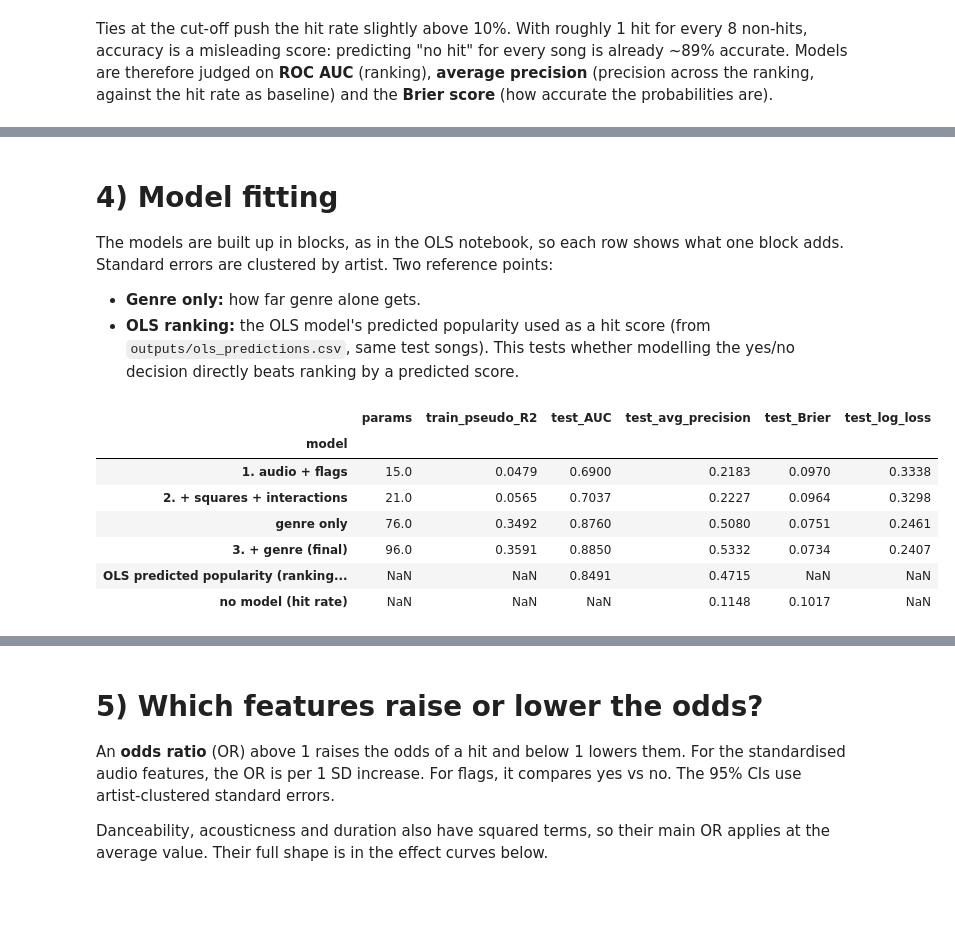
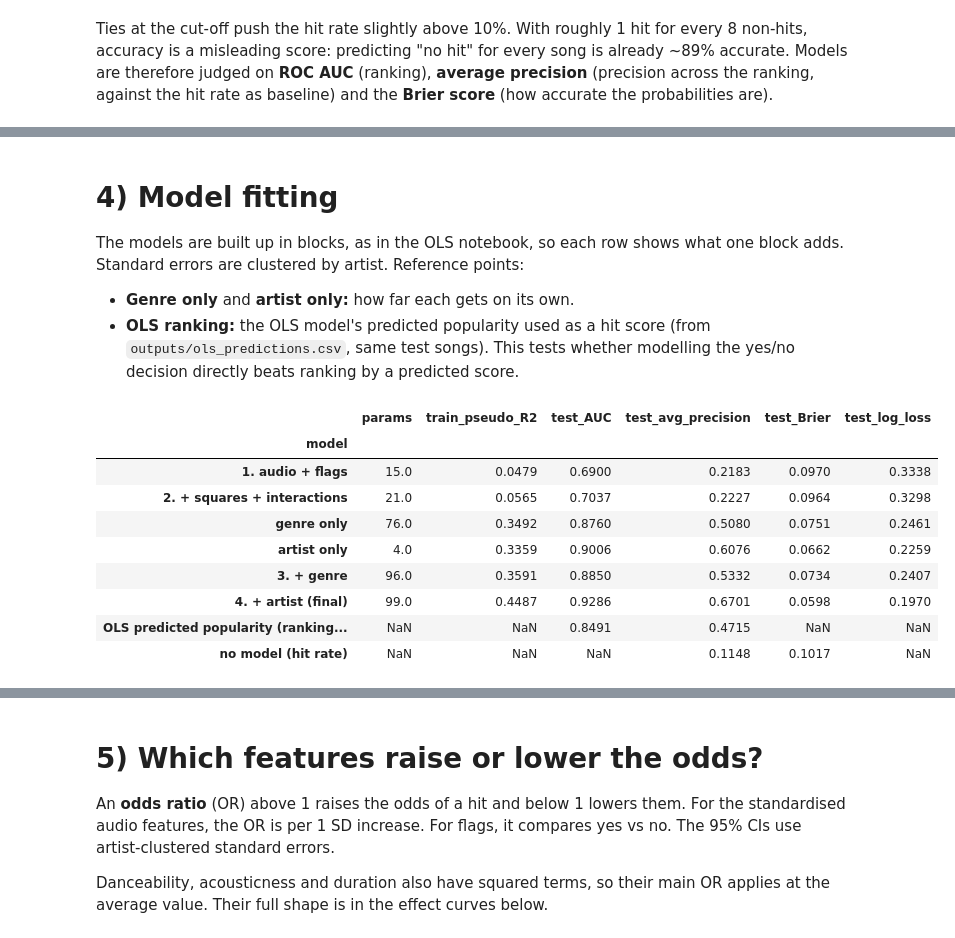
Before and after one commit to caixiaoqijessica/bt4211-final-project-spotify-dataset, a Jupyter notebook: logistic-hit.ipynb, the cells around one changed output, grey strips where cells are left out. Saved outputs shown, nothing was run; the diff lists cells and outputs as text; code cells hidden in the pictures; blank space fills up the shorter version.

```diff
--- a/logistic-hit.ipynb
+++ b/logistic-hit.ipynb
@@ -83,6 +90,8 @@ Two changes:
 # %%
 AUDIO = ["danceability", "energy", "loudness", "log_speechiness", "acousticness",
          "instrumentalness", "log_liveness", "valence", "tempo", "log_duration"]
+ARTIST_M = 5                                       # shrinkage strength (pseudo-songs at the prior)
+SCALED = AUDIO + ["artist_pop", "artist_catalogue"]
 GENRE_W = pd.get_dummies(tracks["genres"].explode().replace({"songwriter": "singer-songwriter"})).groupby(level=0).max().astype(float)
 GENRE_W.columns = ["g_" + c.replace("-", "_") for c in GENRE_W.columns]
 GENRE_W = GENRE_W.div(GENRE_W.sum(axis=1), axis=0)   # fractional weights, indexed like `tracks`
@@ -98,8 +107,17 @@ def build_features(df, min_hits=10):
     df["is_4_4"] = df["time_signature"].eq(4).fillna(False).astype(int)
     for c in ["explicit", "collab", "non_music"]:
         df[c] = df[c].astype(int)
-    mu, sd = df.loc[tr, AUDIO].mean(), df.loc[tr, AUDIO].std()
-    for c in AUDIO:
+    # artist track record: shrunken mean popularity of the same primary artist's *other* songs (own song left out)
+    assert df.groupby("artist")["in_test_set"].nunique().max() == 1    # no artist straddles the split
+    g = df.groupby("artist")["popularity"]
+    n_other = g.transform("size") - 1
+    prior = df.loc[tr, "popularity"].mean()
+    df["artist_pop"] = (g.transform("sum") - df["popularity"] + ARTIST_M * prior) / (n_other + ARTIST_M)
+    df["artist_catalogue"] = np.log2(1 + n_other)
+    df["artist_new"] = (n_other == 0).astype(int)
+
+    mu, sd = df.loc[tr, SCALED].mean(), df.loc[tr, SCALED].std()
+    for c in SCALED:
         df["z_" + c] = (df[c] - mu[c]) / sd[c]
 
     W = GENRE_W.loc[df["track_index"]].reset_index(drop=True)
@@ -115,6 +133,8 @@ def build_features(df, min_hits=10):
 t, GENRES, POOLED = build_features(t)
 print(f"{len(AUDIO)} audio features, {len(GENRES)} genre terms (reference: pop)")
 print(f"{len(POOLED)} genres pooled into g_low_hit_pool: {', '.join(g[2:] for g in POOLED)}")
+print(f"songs whose artist has no other song (artist_new): {t['artist_new'].mean():.1%}")
+display(t.groupby("artist_new")[["artist_pop", "popularity", "hit"]].mean().rename(index={0: "returning artist", 1: "new artist"}).round(3))
 # %% [output]
 10 audio features, 75 genre terms (reference: pop)
 38 genres pooled into g_low_hit_pool: afrobeat, black_metal, bluegrass, brazil, breakbeat, cantopop, chicago_house, club, comedy, death_metal, detroit_techno, drum_and_bass, forro, gospel, goth, grind ...
@@ -121,18 +146,21 @@ print(f"{len(POOLED)} genres pooled into g_low_hit_pool: {', '.join(g[2:] for g
 # %% [markdown]
 # 4) Model fitting
-The models are built up in blocks, as in the OLS notebook, so each row shows what one block adds. Standard errors are clustered by artist. Two reference points:
-- **Genre only:** how far genre alone gets.
+The models are built up in blocks, as in the OLS notebook, so each row shows what one block adds. Standard errors are clustered by artist. Reference points:
+- **Genre only** and **artist only:** how far each gets on its own.
 - **OLS ranking:** the OLS model's predicted popularity used as a hit score (from `outputs/ols_predictions.csv`, same test songs). This tests whether modelling the yes/no decision directly beats ranking by a predicted score.
 # %%
 BASE = " + ".join("z_" + c for c in AUDIO) + " + explicit + collab + is_4_4 + non_music"
 SQ = " + I(z_danceability**2) + I(z_acousticness**2) + I(z_log_duration**2)"
 INTER = " + z_danceability:z_valence + z_energy:z_acousticness + explicit:z_danceability"
 GENRE = " + " + " + ".join(GENRES)
+ARTIST = " + z_artist_pop + z_artist_catalogue + artist_new"
 FORMULAS = {
     "1. audio + flags": "hit ~ " + BASE,
     "2. + squares + interactions": "hit ~ " + BASE + SQ + INTER,
     "genre only": "hit ~ " + " + ".join(GENRES),
-    "3. + genre (final)": "hit ~ " + BASE + SQ + INTER + GENRE,
+    "artist only": "hit ~ " + ARTIST[3:],
+    "3. + genre": "hit ~ " + BASE + SQ + INTER + GENRE,
+    "4. + artist (final)": "hit ~ " + BASE + SQ + INTER + GENRE + ARTIST,
 }
 train, test = t[~t["in_test_set"]], t[t["in_test_set"]]
 
@@ -141,34 +169,36 @@ def fit_logit(f, df, robust=True):
     return smf.logit(f, df).fit(disp=0, maxiter=200, **kw)
 
 def scores(y, p):
     return {"test_AUC": roc_auc_score(y, p), "test_avg_precision": average_precision_score(y, p),
             "test_Brier": brier_score_loss(y, p), "test_log_loss": log_loss(y, p)}
 
 fits, rows = {}, []
 for name, f in FORMULAS.items():
     res = fit_logit(f, train)
     assert res.mle_retvals["converged"], name
     fits[name] = res
     rows.append({"model": name, "params": len(res.params), "train_pseudo_R2": res.prsquared, **scores(test["hit"], res.predict(test))})
 
 ols_path = Path("outputs/ols_predictions.csv")
 if ols_path.exists():
     ols = test[["track_id"]].merge(pd.read_csv(ols_path), on="track_id", how="left")
     assert ols["in_test_set"].all(), "OLS test set differs; re-run regression-fit.ipynb"
     rows.append({"model": "OLS predicted popularity (ranking only)",
                  "test_AUC": roc_auc_score(test["hit"], ols["predicted_popularity"]),
                  "test_avg_precision": average_precision_score(test["hit"], ols["predicted_popularity"])})
 rows.append({"model": "no model (hit rate)", "test_avg_precision": test["hit"].mean(),
              "test_Brier": brier_score_loss(test["hit"], np.full(len(test), train["hit"].mean()))})
 model_tbl = pd.DataFrame(rows).set_index("model")
 display(model_tbl.round(4))
-final = fits["3. + genre (final)"]
+final = fits["4. + artist (final)"]
 # %% [output]
 |  | params | train_pseudo_R2 | test_AUC | test_avg_precision | test_Brier | test_log_loss |
 | model |  |  |  |  |  |  |
 | 1. audio + flags | 15.0 | 0.0479 | 0.6900 | 0.2183 | 0.0970 | 0.3338 |
 | 2. + squares + interactions | 21.0 | 0.0565 | 0.7037 | 0.2227 | 0.0964 | 0.3298 |
 | genre only | 76.0 | 0.3492 | 0.8760 | 0.5080 | 0.0751 | 0.2461 |
-| 3. + genre (final) | 96.0 | 0.3591 | 0.8850 | 0.5332 | 0.0734 | 0.2407 |
+| artist only | 4.0 | 0.3359 | 0.9006 | 0.6076 | 0.0662 | 0.2259 |
+| 3. + genre | 96.0 | 0.3591 | 0.8850 | 0.5332 | 0.0734 | 0.2407 |
+| 4. + artist (final) | 99.0 | 0.4487 | 0.9286 | 0.6701 | 0.0598 | 0.1970 |
 | OLS predicted popularity (ranking... | NaN | NaN | 0.8491 | 0.4715 | NaN | NaN |
 | no model (hit rate) | NaN | NaN | NaN | 0.1148 | 0.1017 | NaN |
```
Also changed, not shown: parts of 12 cells of this notebook, 6 other files.
